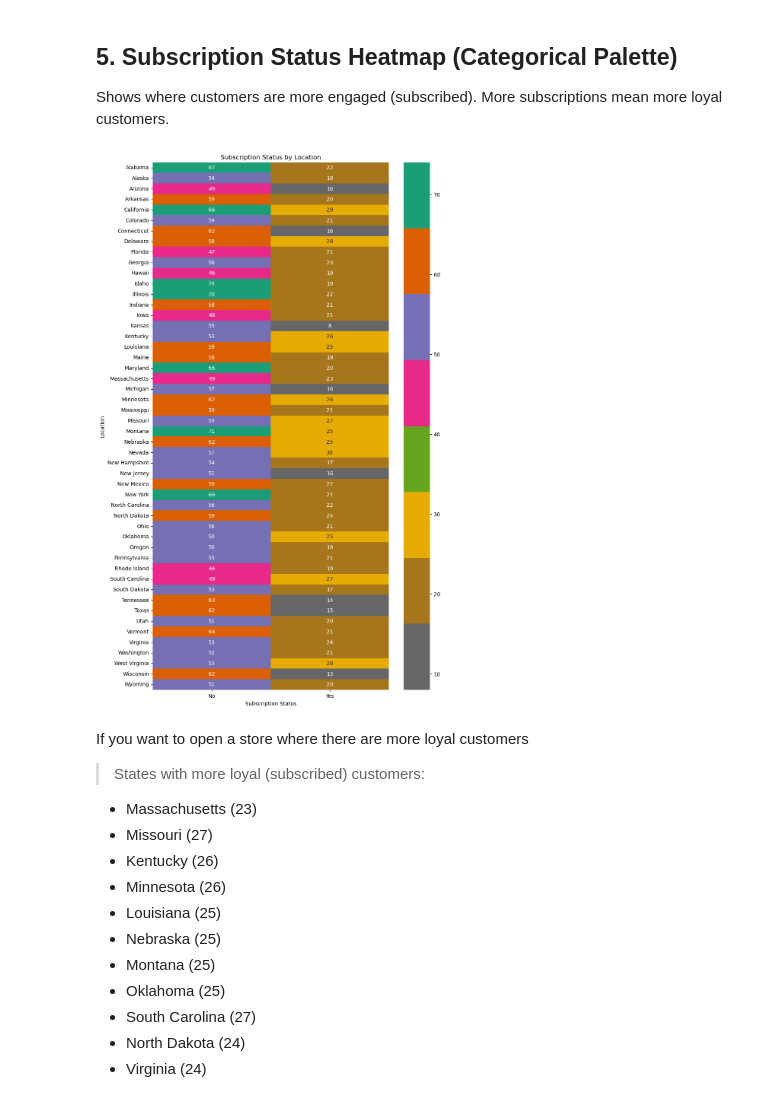
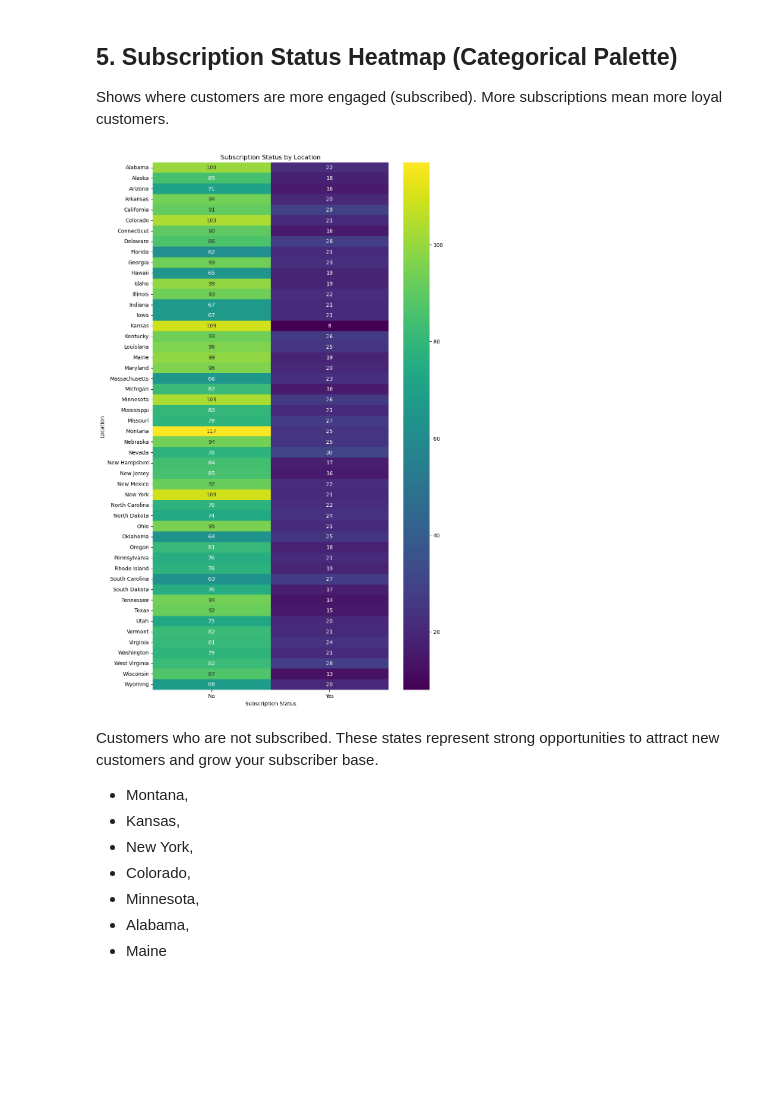
Before and after one commit to andreaholstein/Data-Science-Capstone, a Jupyter notebook: src/project/heatmapLocation.ipynb, the cells around one changed output. Saved outputs shown, nothing was run; the diff lists cells and outputs as text; code cells hidden in the pictures; blank space fills up the shorter version.

```diff
--- a/src/project/heatmapLocation.ipynb
+++ b/src/project/heatmapLocation.ipynb
@@ -9,7 +9,7 @@ import seaborn as sns
 import matplotlib.pyplot as plt
 # %%
 # Load the customer data
-df = pd.read_csv("../data/Customers3.csv")
+df = pd.read_csv("../project/Customers3_oversampled.csv")
 # %% [markdown]
 ## 1. Correlation Heatmap
 Shows how different numeric features (like age, purchase amount, previous purchases) are related. High correlation means the features move together.
@@ -109,22 +110,18 @@ Shows where customers are more engaged (subscribed). More subscriptions mean mor
 # %%
 pivot4 = df.pivot_table(index="Location", columns="Subscription Status", values="Customer ID", aggfunc="count", fill_value=0)
 plt.figure(figsize=(10,18))
-sns.heatmap(pivot4, annot=True, cmap='Dark2_r')
+sns.heatmap(pivot4, annot=True, fmt='d', cmap='viridis')
 plt.title("Subscription Status by Location")
 plt.show()
 # %% [output]
-[figure, old version]
+[figure, new version]
 # %% [markdown]
-If you want to open a store where there are more loyal customers
-> States with more loyal (subscribed) customers:
-* Massachusetts (23)
-* Missouri (27)
-* Kentucky (26)
-* Minnesota (26)
-* Louisiana (25)
-* Nebraska (25)
-* Montana (25)
-* Oklahoma (25)
-* South Carolina (27)
-* North Dakota (24)
-* Virginia (24)
+Customers who are not subscribed. These states represent strong opportunities to attract new customers and grow your subscriber base.
+
+* Montana,
+* Kansas,
+* New York,
+* Colorado,
+* Minnesota,
+* Alabama,
+* Maine
```
Also changed, not shown: parts of 8 cells of this notebook, 1 other file.
